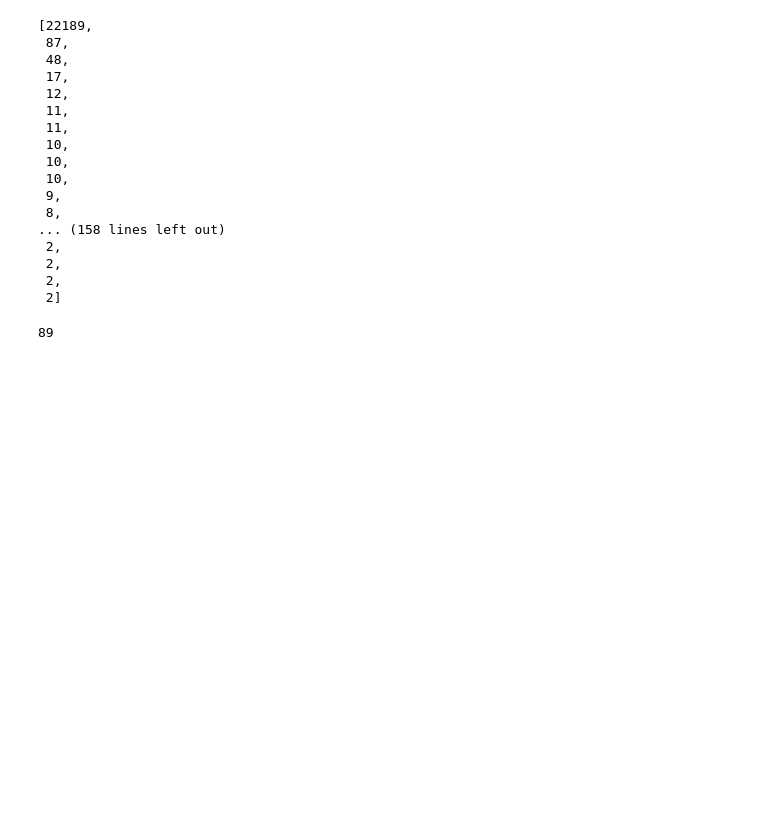
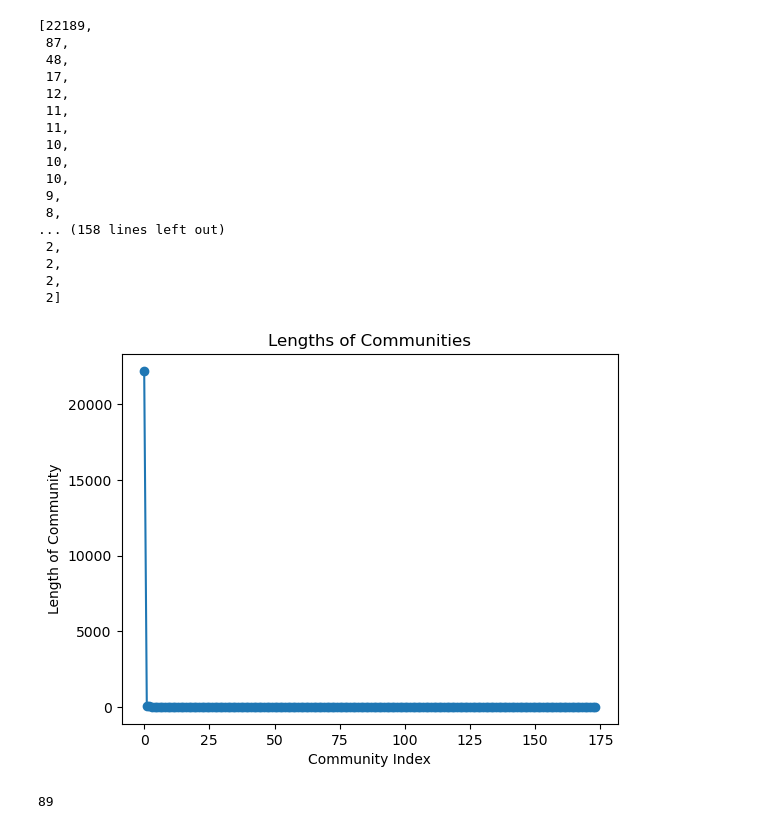
Before and after one commit to AntonioDonnangelo/SNA, a Jupyter notebook: Community_detection.ipynb, the cells around one changed output. Drawn from its saved outputs; the diff is of its cells as text; code cells hidden in the pictures; blank space fills up the shorter version.

```diff
--- a/Community_detection.ipynb
+++ b/Community_detection.ipynb
@@ -85,6 +85,18 @@ len(c1.communities)
  2,
  2,
  2]
+# %%
+# Plottare la lunghezza delle community
+
+community_lengths = np.array([len(c) for c in c1.communities])
+
+plt.plot(community_lengths, marker='o')
+plt.title('Lengths of Communities')
+plt.xlabel('Community Index')
+plt.ylabel('Length of Community')
+plt.show()
+# %% [output]
+[figure, added]
 # %%
 len(c2.communities)
 # %% [output]
```
Also changed, not shown: parts of 22 cells of this notebook.
